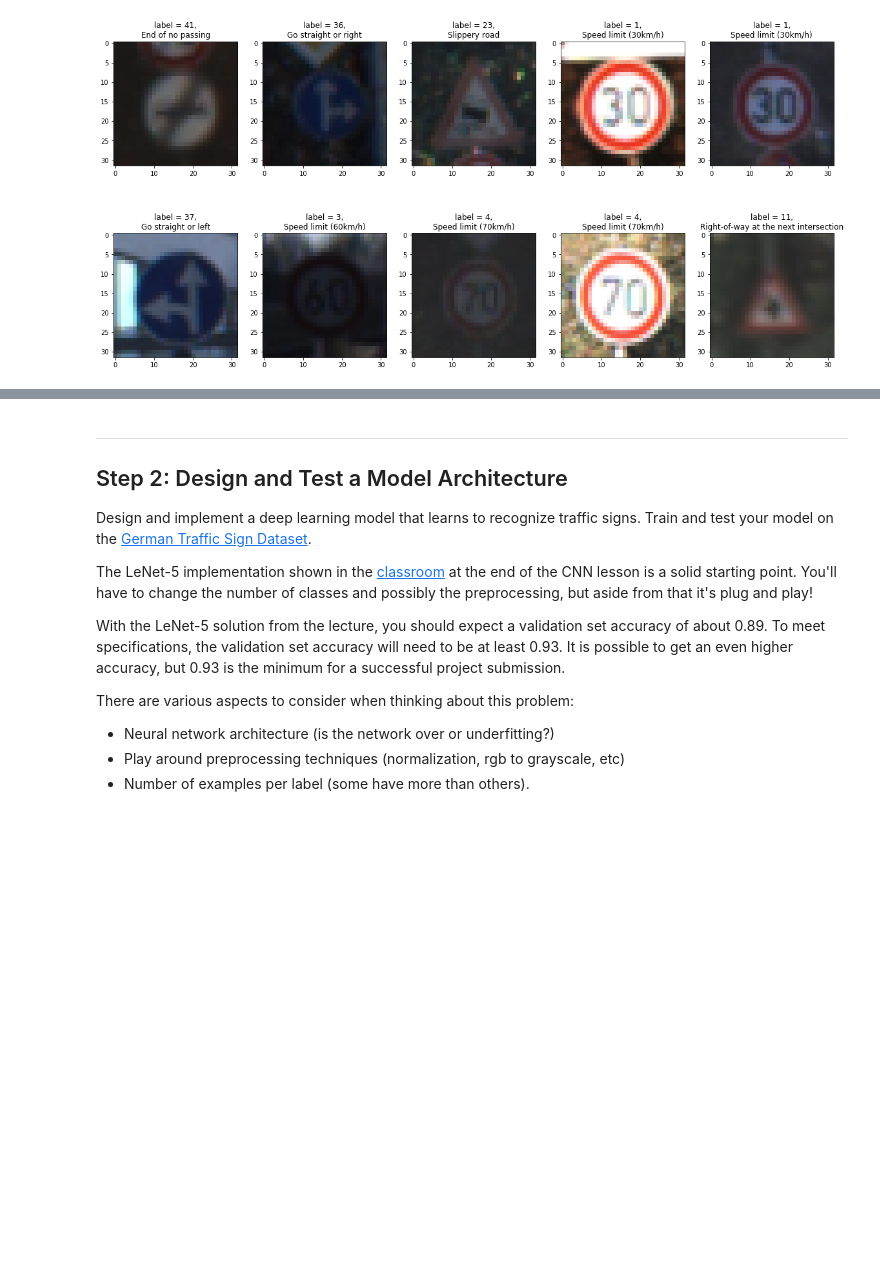
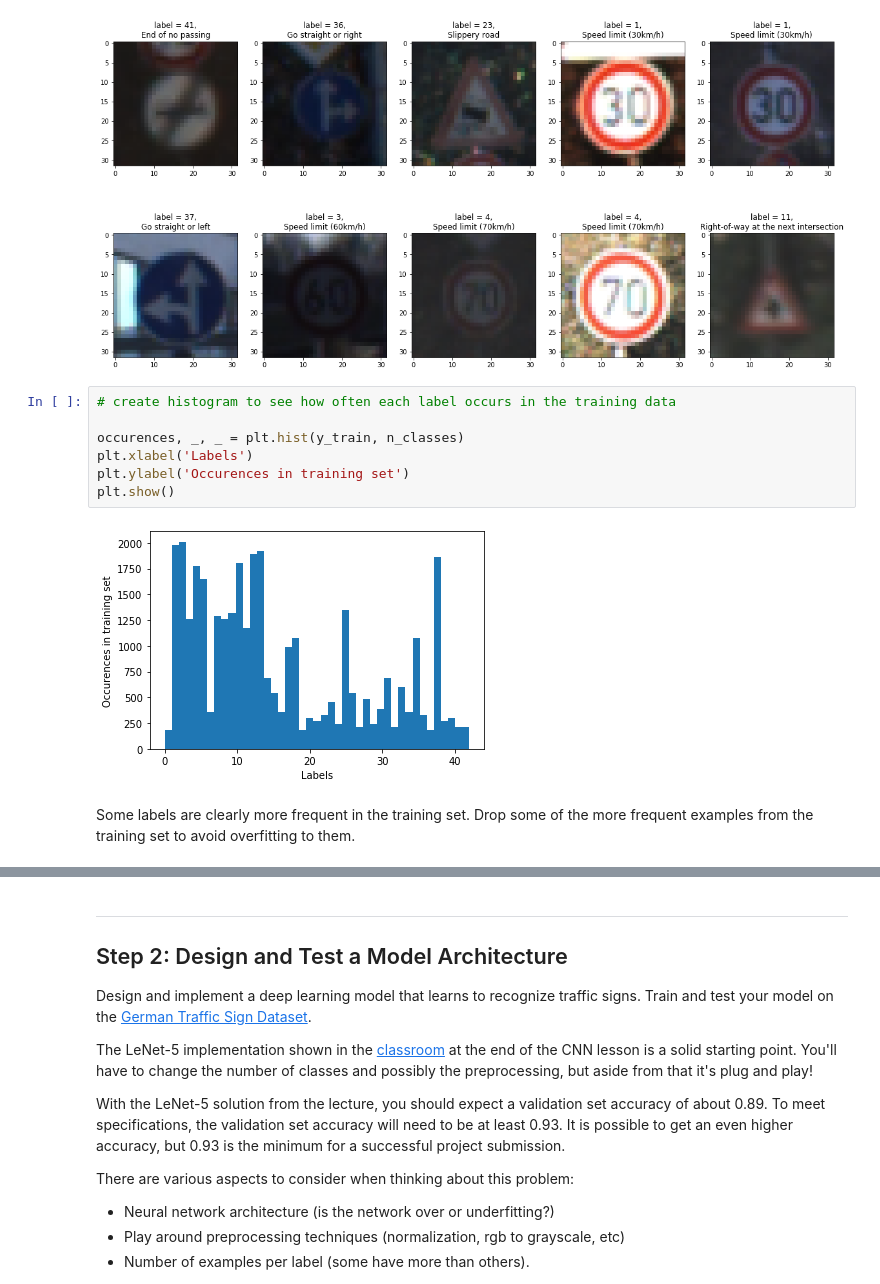
Before and after one commit to CBraeuninger/traffic_sign_classifier, a Jupyter notebook: Traffic_Sign_Classifier.ipynb, the cells around one changed output, grey strips where cells are left out. Drawn from its saved outputs; the diff is of its cells as text; blank space fills up the shorter version.

```diff
--- a/Traffic_Sign_Classifier.ipynb
+++ b/Traffic_Sign_Classifier.ipynb
@@ -121,3 +121,14 @@ for i in range(10):
     plt.imshow(X_train[image_number,:,:,:])
 # %% [output]
 [figure]
+# %%
+# create histogram to see how often each label occurs in the training data
+
+occurences, _, _ = plt.hist(y_train, n_classes)
+plt.xlabel('Labels')
+plt.ylabel('Occurences in training set')
+plt.show()
+# %% [output]
+[figure, added]
+# %% [markdown]
+Some labels are clearly more frequent in the training set. Drop some of the more frequent examples from the training set to avoid overfitting to them.
```
Also changed, not shown: parts of 12 cells of this notebook.
